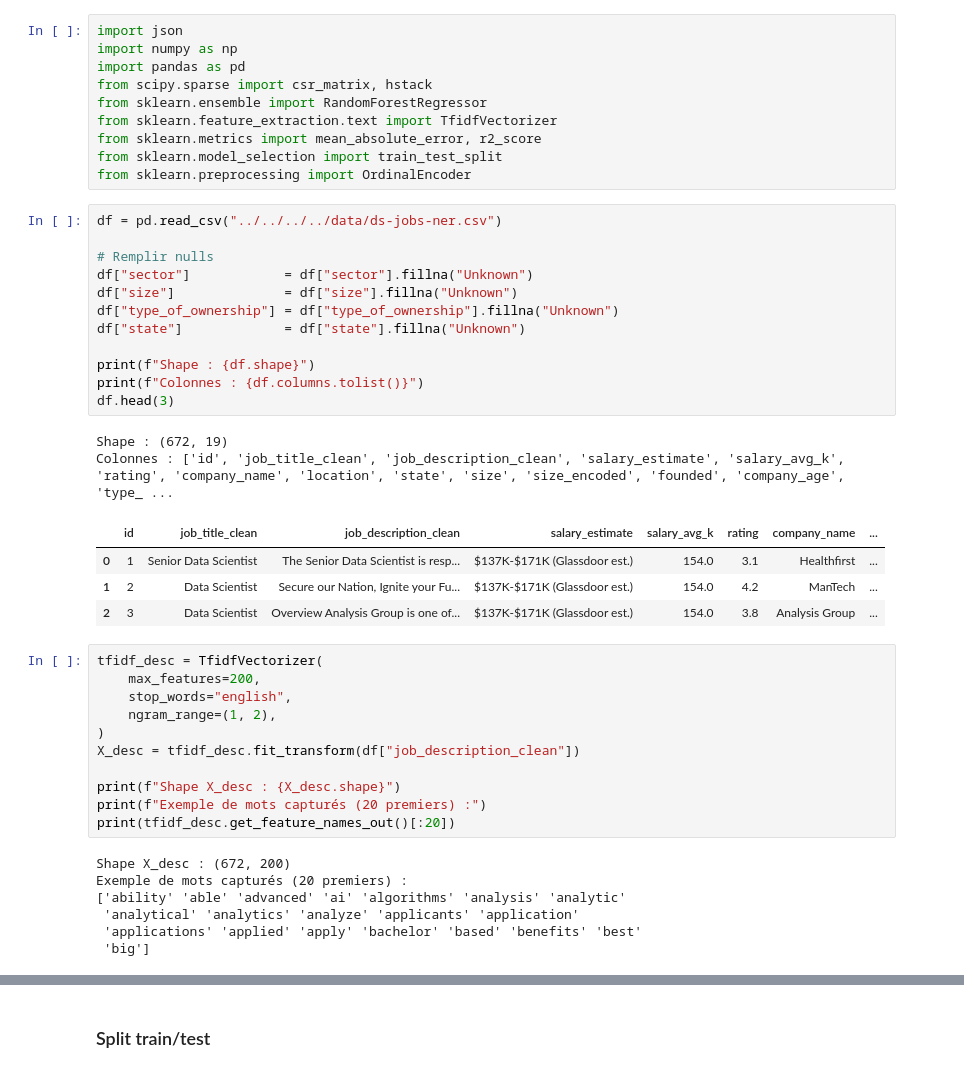
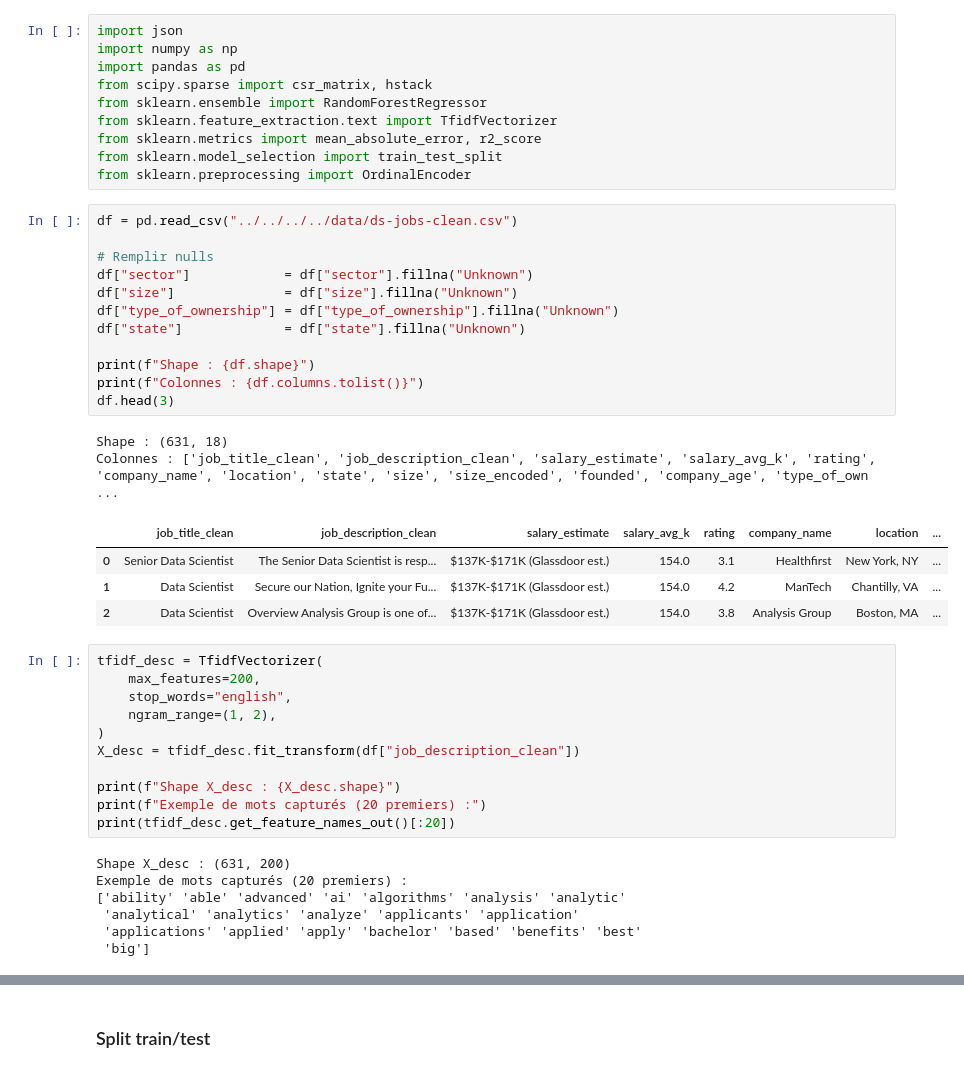
Before and after one commit to SaidaAourras/HR-Pulse, a Jupyter notebook: backend/app/ml/notebooks/train_model.ipynb, the cells around one changed output, grey strips where cells are left out. Drawn from its saved outputs; the diff is of its cells as text.

```diff
--- a/backend/app/ml/notebooks/train_model.ipynb
+++ b/backend/app/ml/notebooks/train_model.ipynb
@@ -9,24 +9,24 @@ from sklearn.metrics import mean_absolute_error, r2_score
 from sklearn.model_selection import train_test_split
 from sklearn.preprocessing import OrdinalEncoder
 # %%
-df = pd.read_csv("../../../../data/ds-jobs-ner.csv")
+df = pd.read_csv("../../../../data/ds-jobs-clean.csv")
 
 # Remplir nulls
 df["sector"]            = df["sector"].fillna("Unknown")
 df["size"]              = df["size"].fillna("Unknown")
 df["type_of_ownership"] = df["type_of_ownership"].fillna("Unknown")
 df["state"]             = df["state"].fillna("Unknown")
 
 print(f"Shape : {df.shape}")
 print(f"Colonnes : {df.columns.tolist()}")
 df.head(3)
 # %% [output]
-Shape : (672, 19)
-Colonnes : ['id', 'job_title_clean', 'job_description_clean', 'salary_estimate', 'salary_avg_k', 'rating', 'company_name', 'location', 'state', 'size', 'size_encoded', 'founded', 'company_age', 'type_ ...
+Shape : (631, 18)
+Colonnes : ['job_title_clean', 'job_description_clean', 'salary_estimate', 'salary_avg_k', 'rating', 'company_name', 'location', 'state', 'size', 'size_encoded', 'founded', 'company_age', 'type_of_own ...
-|  | id | job_title_clean | job_description_clean | salary_estimate | salary_avg_k | rating | company_name | ... |
-| 0 | 1 | Senior Data Scientist | The Senior Data Scientist is resp... | $137K-$171K (Glassdoor est.) | 154.0 | 3.1 | Healthfirst | ... |
-| 1 | 2 | Data Scientist | Secure our Nation, Ignite your Fu... | $137K-$171K (Glassdoor est.) | 154.0 | 4.2 | ManTech | ... |
-| 2 | 3 | Data Scientist | Overview Analysis Group is one of... | $137K-$171K (Glassdoor est.) | 154.0 | 3.8 | Analysis Group | ... |
+|  | job_title_clean | job_description_clean | salary_estimate | salary_avg_k | rating | company_name | location | ... |
+| 0 | Senior Data Scientist | The Senior Data Scientist is resp... | $137K-$171K (Glassdoor est.) | 154.0 | 3.1 | Healthfirst | New York, NY | ... |
+| 1 | Data Scientist | Secure our Nation, Ignite your Fu... | $137K-$171K (Glassdoor est.) | 154.0 | 4.2 | ManTech | Chantilly, VA | ... |
+| 2 | Data Scientist | Overview Analysis Group is one of... | $137K-$171K (Glassdoor est.) | 154.0 | 3.8 | Analysis Group | Boston, MA | ... |
 # %%
 tfidf_desc = TfidfVectorizer(
     max_features=200,
@@ -39,7 +39,7 @@ print(f"Shape X_desc : {X_desc.shape}")
 print(f"Exemple de mots capturés (20 premiers) :")
 print(tfidf_desc.get_feature_names_out()[:20])
 # %% [output]
-Shape X_desc : (672, 200)
+Shape X_desc : (631, 200)
 Exemple de mots capturés (20 premiers) :
 ['ability' 'able' 'advanced' 'ai' 'algorithms' 'analysis' 'analytic'
  'analytical' 'analytics' 'analyze' 'applicants' 'application'
```
Also changed, not shown: parts of 6 cells of this notebook, 1 other file.
